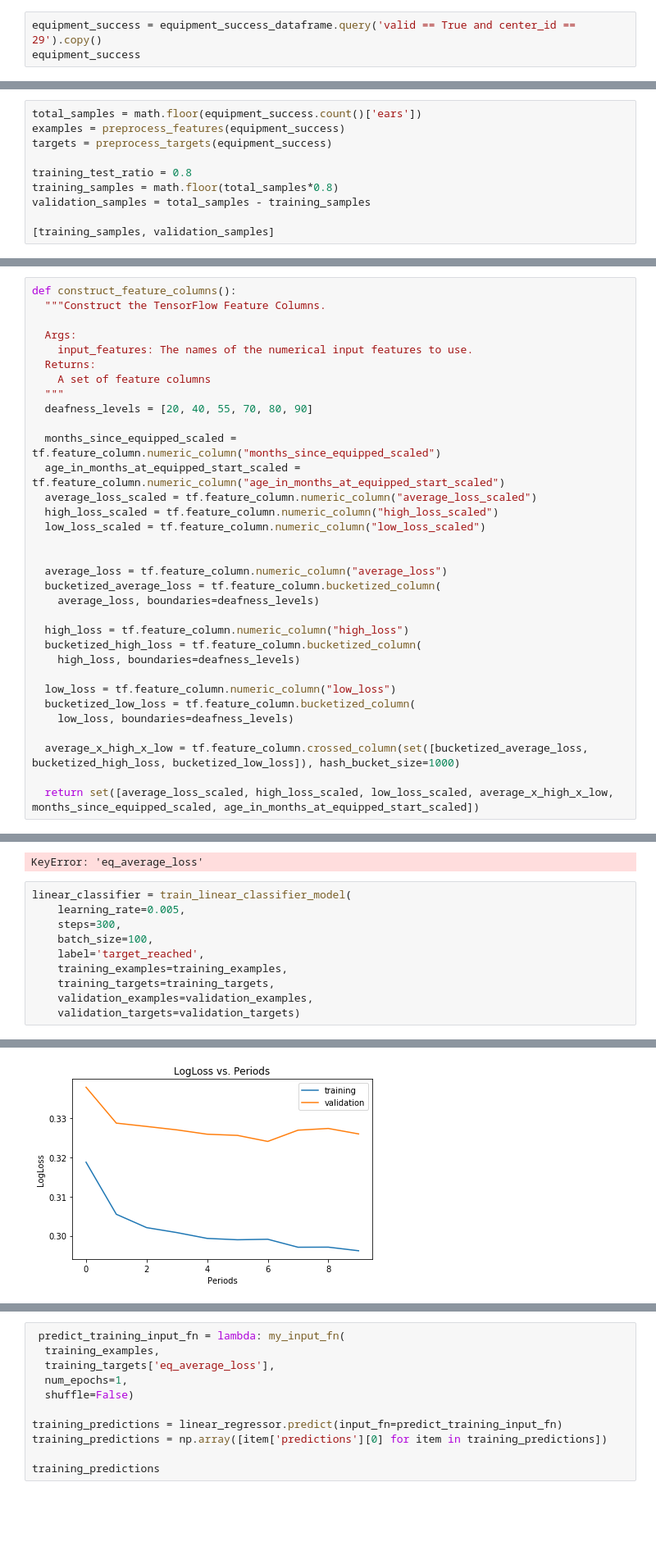
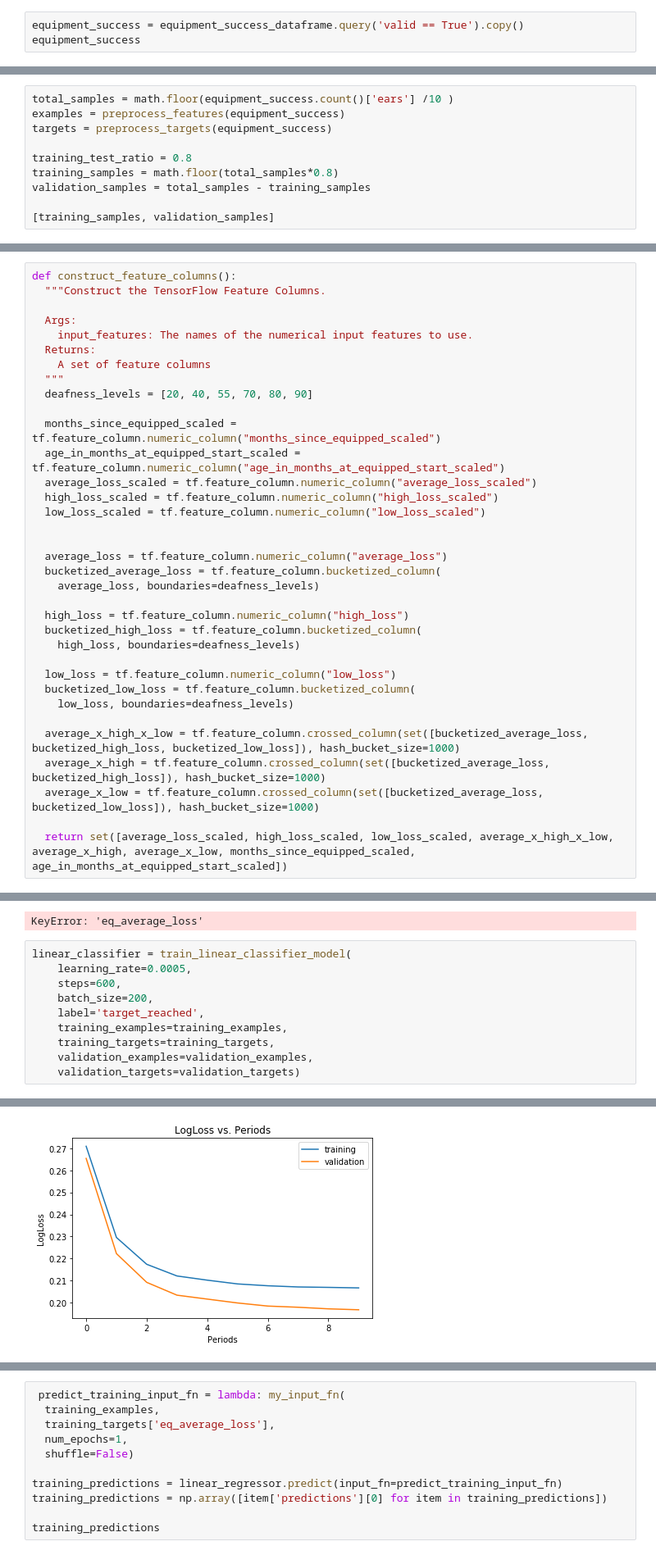
Before and after one commit to viebel/aaa-ml, a Jupyter notebook: notebooks/equipment-success.ipynb, the cells around one changed output, grey strips where cells are left out. Shown at 82% size. Drawn from its saved outputs; the diff is of its cells as text; blank space fills up the shorter version.

```diff
--- a/notebooks/equipment-success.ipynb
+++ b/notebooks/equipment-success.ipynb
@@ -45,7 +45,7 @@ equipment_success_dataframe['valid'] = (equipment_success_dataframe['average_los
 # %%
 equipment_success_dataframe['age'] = equipment_success_dataframe['age_in_months_at_equipped_start']/12
 # %%
-equipment_success = equipment_success_dataframe.query('valid == True and center_id == 29').copy()
+equipment_success = equipment_success_dataframe.query('valid == True').copy()
 equipment_success
 # %% [output]
 |  | patient_id | center_id | ears | months_since_equipped | average_loss | high_loss | low_loss | ... |
@@ -181,5 +181,5 @@ equipment_success.describe()
 # %%
-total_samples = math.floor(equipment_success.count()['ears'])
+total_samples = math.floor(equipment_success.count()['ears'] /10 )
 examples = preprocess_features(equipment_success)
 targets = preprocess_targets(equipment_success)
 
@@ -297,8 +297,10 @@ def construct_feature_columns():
     low_loss, boundaries=deafness_levels)
 
   average_x_high_x_low = tf.feature_column.crossed_column(set([bucketized_average_loss, bucketized_high_loss, bucketized_low_loss]), hash_bucket_size=1000)
+  average_x_high = tf.feature_column.crossed_column(set([bucketized_average_loss, bucketized_high_loss]), hash_bucket_size=1000)
+  average_x_low = tf.feature_column.crossed_column(set([bucketized_average_loss, bucketized_low_loss]), hash_bucket_size=1000)
 
-  return set([average_loss_scaled, high_loss_scaled, low_loss_scaled, average_x_high_x_low, months_since_equipped_scaled, age_in_months_at_equipped_start_scaled])
+  return set([average_loss_scaled, high_loss_scaled, low_loss_scaled, average_x_high_x_low, average_x_high, average_x_low, months_since_equipped_scaled, age_in_months_at_equipped_start_scaled])
 # %%
 def train_model(
     learning_rate,
@@ -512,9 +514,9 @@ RMSE (on training data):
 KeyError: 'eq_average_loss'
 # %%
 linear_classifier = train_linear_classifier_model(
-    learning_rate=0.005,
-    steps=300,
-    batch_size=100,
+    learning_rate=0.0005,
+    steps=600,
+    batch_size=200,
     label='target_reached',
     training_examples=training_examples,
     training_targets=training_targets,
@@ -536,5 +538,5 @@ LogLoss (on training data):
 Model training finished.
-[figure, old version]
+[figure, new version]
 # %%
 predict_validation_input_fn = lambda: my_input_fn(validation_examples,
                                                   validation_targets["target_reached"],
```
Also changed, not shown: parts of 13 cells of this notebook, 1 other file.
